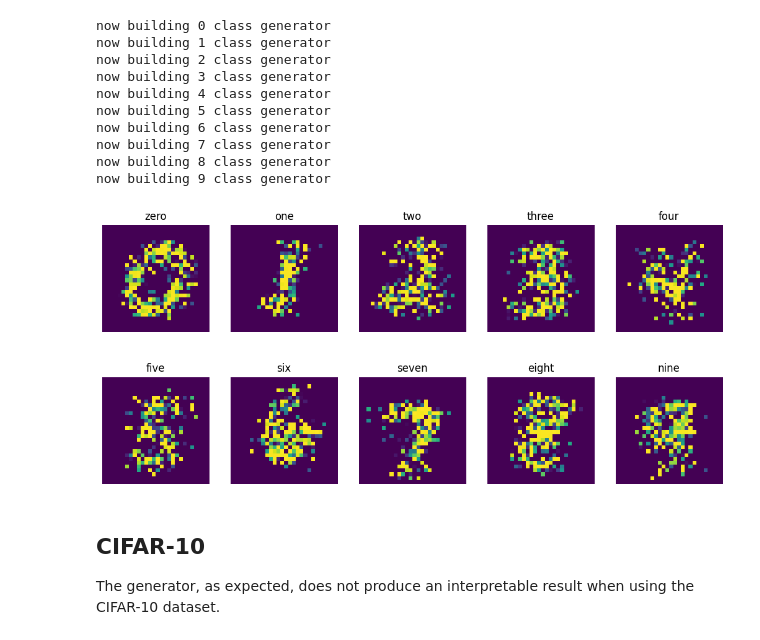
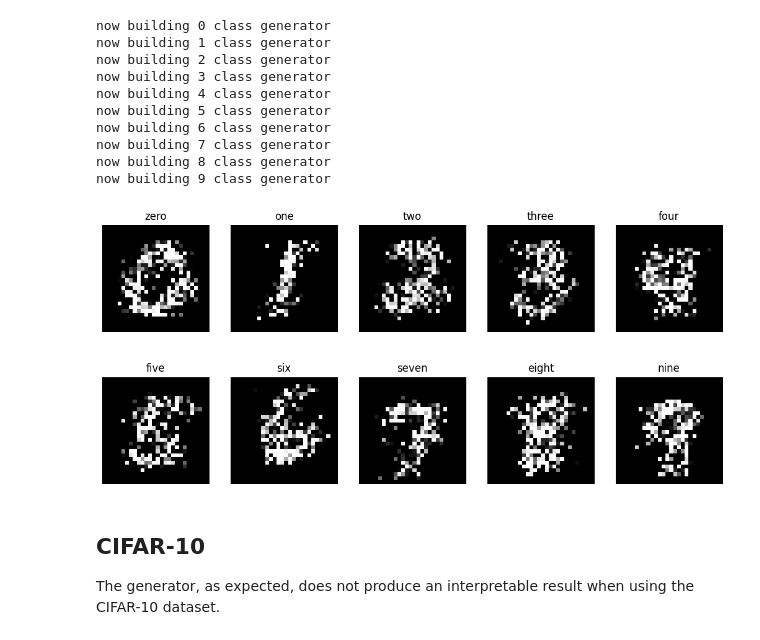
Before and after one commit to 7673502/bucketgen, a Jupyter notebook: demonstration.ipynb, the cells around one changed output. Cells and saved outputs as stored; diff of their text form; code cells hidden in the pictures.

Commit message:
fixed mnist image and updated README

```diff
--- a/demonstration.ipynb
+++ b/demonstration.ipynb
@@ -59,19 +59,19 @@ now building 9 class generator
 # %%
 classes = ['zero', 'one', 'two', 'three', 'four', 'five', 'six', 'seven', 'eight', 'nine']
 
 plt.figure(figsize=(10, 4.5))
 
 for idx, i in enumerate(classes):
     sample = generators[idx].sample()
     ax = plt.subplot(2, 5, idx + 1)
-    ax.imshow(sample)
+    ax.imshow(sample, cmap='gray')
     ax.axis('off')
     ax.set_title(i)
 
 plt.subplots_adjust(left=0, right=1, top=1, bottom=0)
 plt.show()
 # %% [output]
-[figure, old version]
+[figure, new version]
 # %% [markdown]
 ## CIFAR-10
 The generator, as expected, does not produce an interpretable result when using the CIFAR-10 dataset.
```
Also changed, not shown: parts of 6 cells of this notebook, 3 other files.
